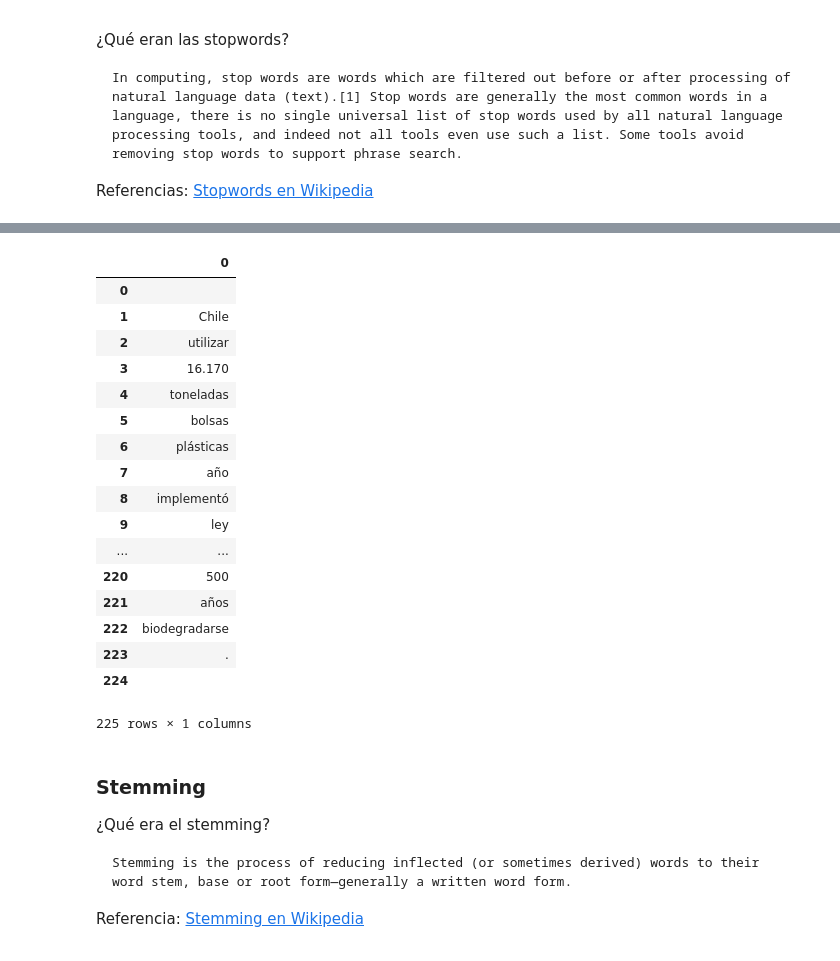
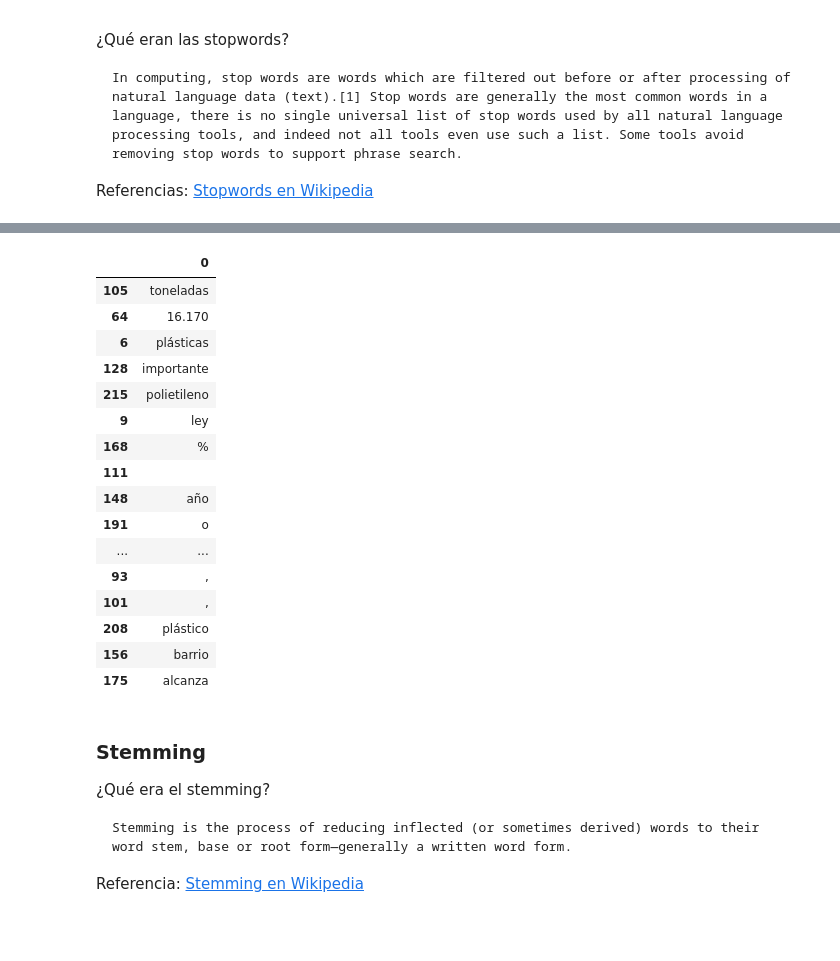
Before and after one commit to dccuchile/CC6205, a Jupyter notebook: tutorials/Auxiliar_1.ipynb, the cells around one changed output, grey strips where cells are left out. Saved outputs shown, nothing was run; the diff lists cells and outputs as text; code cells hidden in the pictures.

```diff
--- a/tutorials/Auxiliar_1.ipynb
+++ b/tutorials/Auxiliar_1.ipynb
@@ -208,26 +208,25 @@ STOP_WORDS
 # %%
 tokenized_content_no_stop_words = [token for token in tokenized_content if token not in STOP_WORDS ]
 # %%
-pd.DataFrame(tokenized_content_no_stop_words)
+pd.DataFrame(tokenized_content_no_stop_words).sample(20)
 # %% [output]
 |  | 0 |
-| 0 |  |
-| 1 | Chile |
-| 2 | utilizar |
-| 3 | 16.170 |
-| 4 | toneladas |
-| 5 | bolsas |
+| 105 | toneladas |
+| 64 | 16.170 |
 | 6 | plásticas |
-| 7 | año |
-| 8 | implementó |
+| 128 | importante |
+| 215 | polietileno |
 | 9 | ley |
+| 168 | % |
+| 111 |  |
+| 148 | año |
+| 191 | o |
 | ... | ... |
-| 220 | 500 |
-| 221 | años |
-| 222 | biodegradarse |
-| 223 | . |
-| 224 |  |
+| 93 | , |
+| 101 | , |
+| 208 | plástico |
+| 156 | barrio |
+| 175 | alcanza |
-225 rows × 1 columns
 # %% [markdown]
 ### Stemming
 
```
Also changed, not shown: parts of 20 cells of this notebook.
